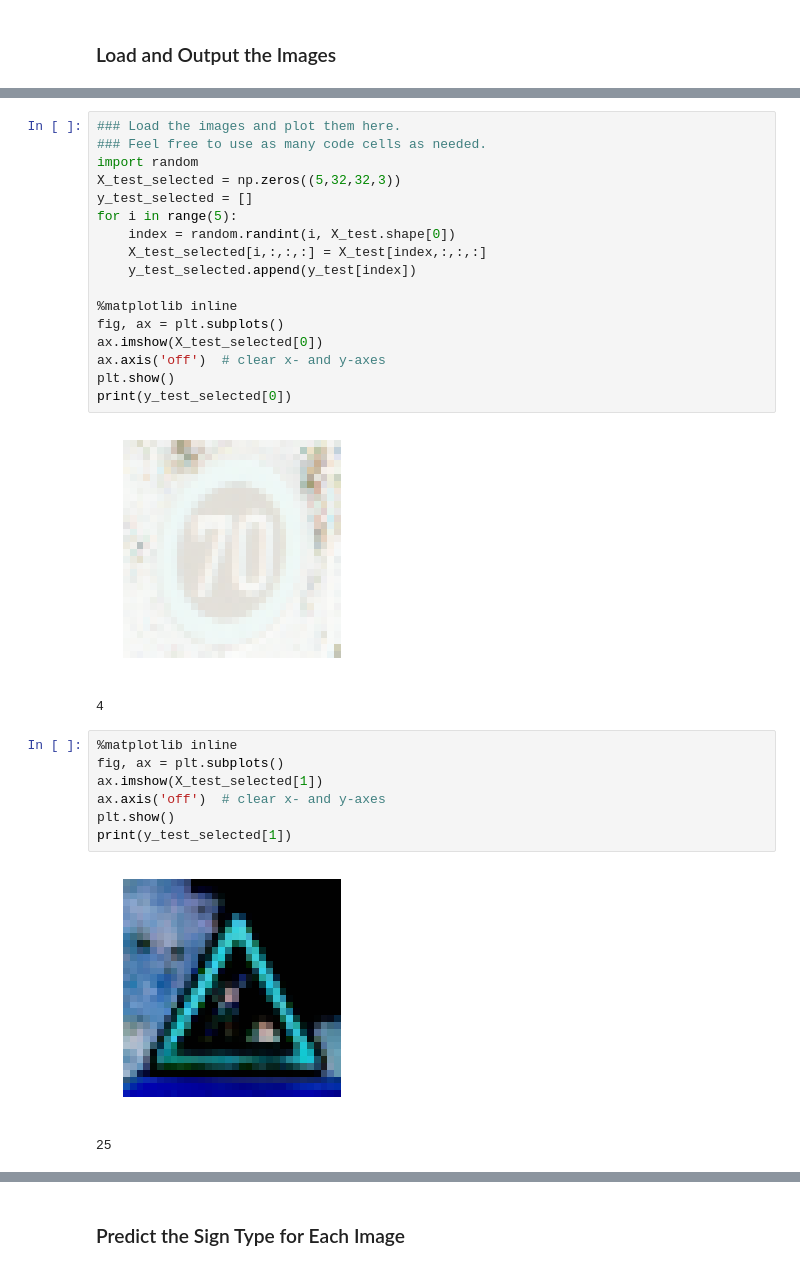
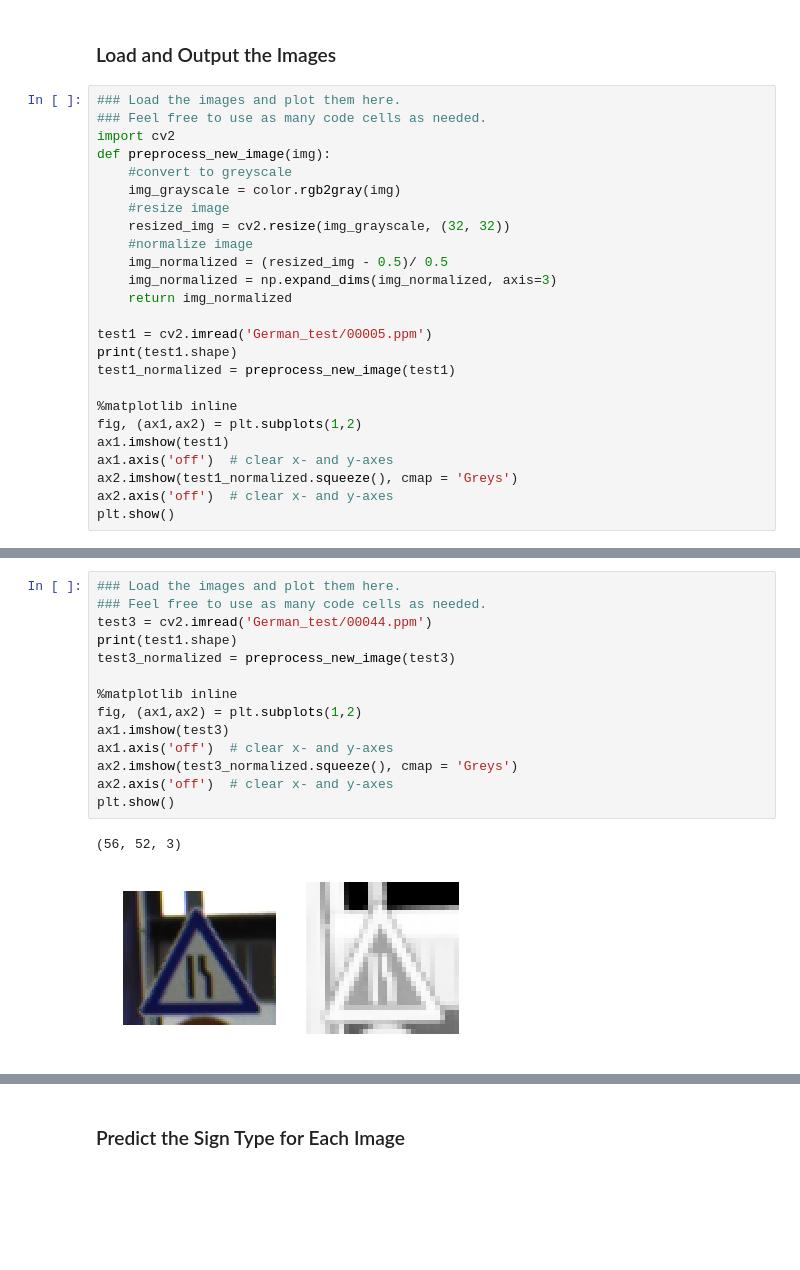
Before and after one commit to guangyangai/CarND-Traffic-Sign-Classifier-Project, a Jupyter notebook: Traffic_Sign_Classifier.ipynb, the cells around one changed output, grey strips where cells are left out. Saved outputs shown, nothing was run; the diff lists cells and outputs as text; blank space fills up the shorter version.

```diff
--- a/Traffic_Sign_Classifier.ipynb
+++ b/Traffic_Sign_Classifier.ipynb
@@ -414,3 +423,28 @@ To give yourself more insight into how your model is working, download at least
 You may find `signnames.csv` useful as it contains mappings from the class id (integer) to the actual sign name.
 # %% [markdown]
 ### Load and Output the Images
+# %%
+### Load the images and plot them here.
+### Feel free to use as many code cells as needed.
+import cv2
+def preprocess_new_image(img):
+    #convert to greyscale
+    img_grayscale = color.rgb2gray(img)
+    #resize image
+    resized_img = cv2.resize(img_grayscale, (32, 32))
+    #normalize image
+    img_normalized = (resized_img - 0.5)/ 0.5
+    img_normalized = np.expand_dims(img_normalized, axis=3)
+    return img_normalized
+
+test1 = cv2.imread('German_test/00005.ppm')
+print(test1.shape)
+test1_normalized = preprocess_new_image(test1)
+
+%matplotlib inline
+fig, (ax1,ax2) = plt.subplots(1,2)
+ax1.imshow(test1)
+ax1.axis('off')  # clear x- and y-axes
+ax2.imshow(test1_normalized.squeeze(), cmap = 'Greys')
+ax2.axis('off')  # clear x- and y-axes
+plt.show()
@@ -417,30 +469,17 @@ You may find `signnames.csv` useful as it contains mappings from the class id (i
 # %%
 ### Load the images and plot them here.
 ### Feel free to use as many code cells as needed.
-import random
-X_test_selected = np.zeros((5,32,32,3))
-y_test_selected = []
-for i in range(5):
-    index = random.randint(i, X_test.shape[0])
-    X_test_selected[i,:,:,:] = X_test[index,:,:,:]
-    y_test_selected.append(y_test[index])
+test3 = cv2.imread('German_test/00044.ppm')
+print(test1.shape)
+test3_normalized = preprocess_new_image(test3)
 
 %matplotlib inline
-fig, ax = plt.subplots()
-ax.imshow(X_test_selected[0])
-ax.axis('off')  # clear x- and y-axes
+fig, (ax1,ax2) = plt.subplots(1,2)
+ax1.imshow(test3)
+ax1.axis('off')  # clear x- and y-axes
+ax2.imshow(test3_normalized.squeeze(), cmap = 'Greys')
+ax2.axis('off')  # clear x- and y-axes
 plt.show()
-print(y_test_selected[0])
 # %% [output]
+(56, 52, 3)
-[figure, old version]
+[figure, new version]
-4
-# %%
-%matplotlib inline
-fig, ax = plt.subplots()
-ax.imshow(X_test_selected[1])
-ax.axis('off')  # clear x- and y-axes
-plt.show()
-print(y_test_selected[1])
-# %% [output]
-[figure, removed]
-25
```
Also changed, not shown: parts of 13 cells of this notebook.
